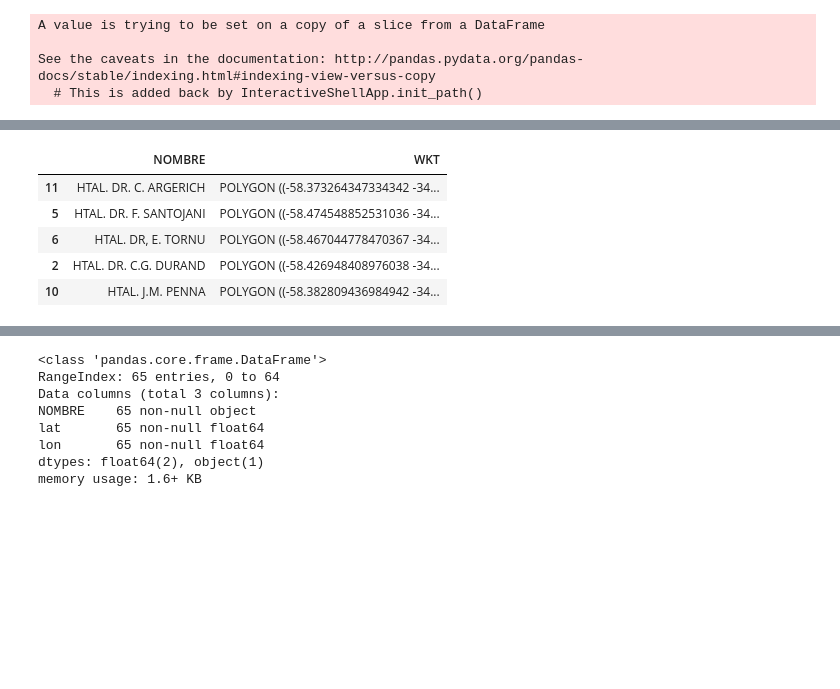
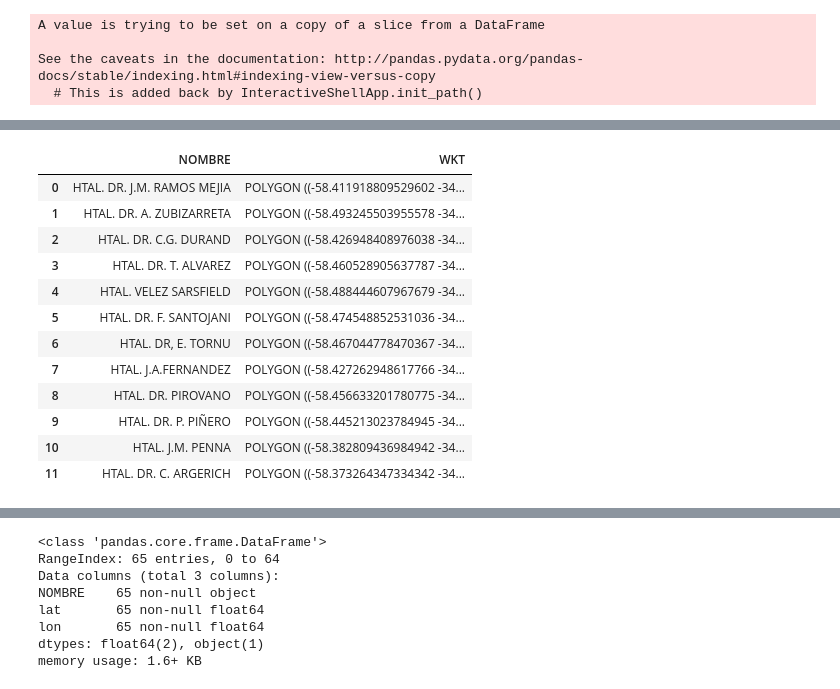
Before and after one commit to MatiasReimondo/Datos, a Jupyter notebook: Areas hospitalarias.ipynb, the cells around one changed output, grey strips where cells are left out. Saved outputs shown, nothing was run; the diff lists cells and outputs as text; code cells hidden in the pictures; blank space fills up the shorter version.

```diff
--- a/Areas hospitalarias.ipynb
+++ b/Areas hospitalarias.ipynb
@@ -71,11 +73,18 @@ See the caveats in the documentation: http://pandas.pydata.org/pandas-docs/stabl
 # %%
-hospital2 = hospital[['NOMBRE','WKT']]
-hospital2.sample(5)
+hospital2 = hospital[['NOMBRE', 'WKT']]
+hospital2.head(12)
 #Esto queda para hacer después (no sé geopandas)
 # %% [output]
 |  | NOMBRE | WKT |
-| 11 | HTAL. DR. C. ARGERICH | POLYGON ((-58.373264347334342 -34... |
+| 0 | HTAL. DR. J.M. RAMOS MEJIA | POLYGON ((-58.411918809529602 -34... |
+| 1 | HTAL. DR. A. ZUBIZARRETA | POLYGON ((-58.493245503955578 -34... |
+| 2 | HTAL. DR. C.G. DURAND | POLYGON ((-58.426948408976038 -34... |
+| 3 | HTAL. DR. T. ALVAREZ | POLYGON ((-58.460528905637787 -34... |
+| 4 | HTAL. VELEZ SARSFIELD | POLYGON ((-58.488444607967679 -34... |
 | 5 | HTAL. DR. F. SANTOJANI | POLYGON ((-58.474548852531036 -34... |
 | 6 | HTAL. DR, E. TORNU | POLYGON ((-58.467044778470367 -34... |
-| 2 | HTAL. DR. C.G. DURAND | POLYGON ((-58.426948408976038 -34... |
+| 7 | HTAL. J.A.FERNANDEZ | POLYGON ((-58.427262948617766 -34... |
+| 8 | HTAL. DR. PIROVANO | POLYGON ((-58.456633201780775 -34... |
+| 9 | HTAL. DR. P. PIÑERO | POLYGON ((-58.445213023784945 -34... |
 | 10 | HTAL. J.M. PENNA | POLYGON ((-58.382809436984942 -34... |
+| 11 | HTAL. DR. C. ARGERICH | POLYGON ((-58.373264347334342 -34... |
```
Also changed, not shown: parts of 11 cells of this notebook.
